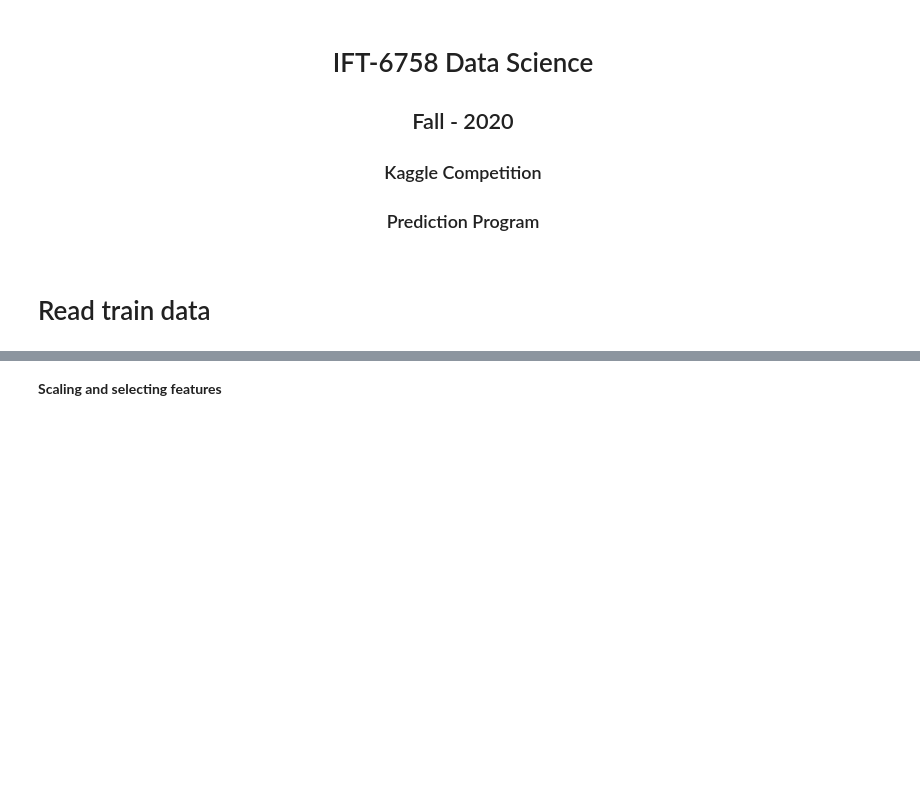
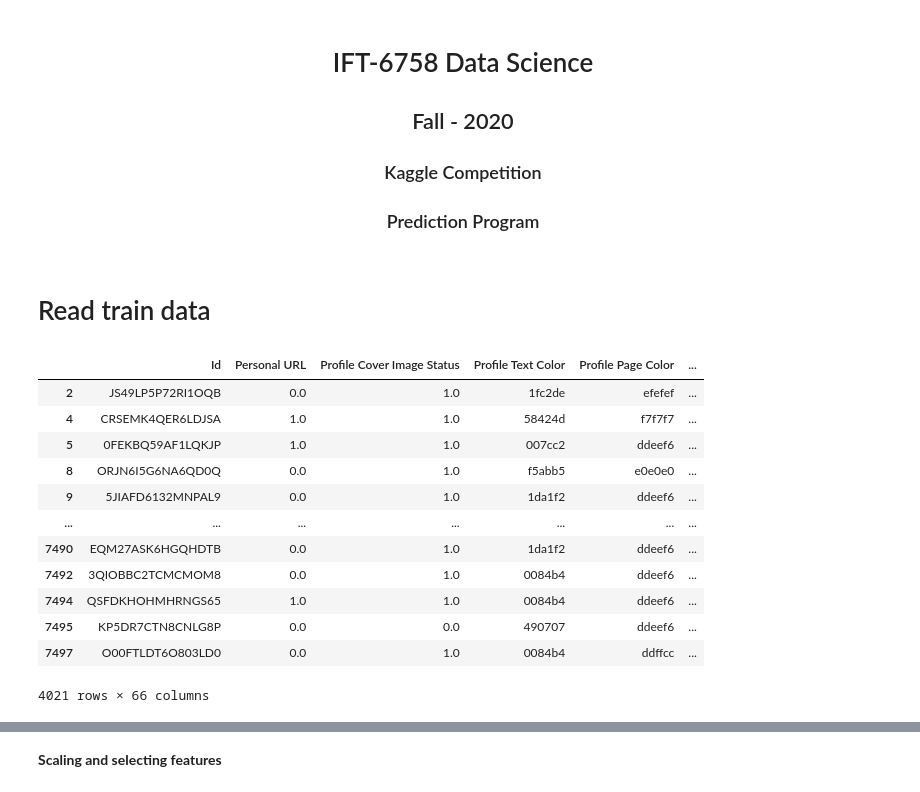
Before and after one commit to syrix78/IFT6758_Competition, a Jupyter notebook: quentin/predictor.ipynb, the cells around one changed output, grey strips where cells are left out. Saved outputs shown, nothing was run; the diff lists cells and outputs as text; code cells hidden in the pictures; blank space fills up the shorter version.

```diff
--- a/quentin/predictor.ipynb
+++ b/quentin/predictor.ipynb
@@ -19,7 +19,22 @@ from sklearn.preprocessing import minmax_scale
 # %%
 train_data = pd.read_pickle("train_cleaned.pkl")
 test_data = pd.read_pickle("test_cleaned.pkl")
 id_test = test_data['Id']
+train_data
+# %% [output]
+|  | Id | Personal URL | Profile Cover Image Status | Profile Text Color | Profile Page Color | ... |
+| 2 | JS49LP5P72RI1OQB | 0.0 | 1.0 | 1fc2de | efefef | ... |
+| 4 | CRSEMK4QER6LDJSA | 1.0 | 1.0 | 58424d | f7f7f7 | ... |
+| 5 | 0FEKBQ59AF1LQKJP | 1.0 | 1.0 | 007cc2 | ddeef6 | ... |
+| 8 | ORJN6I5G6NA6QD0Q | 0.0 | 1.0 | f5abb5 | e0e0e0 | ... |
+| 9 | 5JIAFD6132MNPAL9 | 0.0 | 1.0 | 1da1f2 | ddeef6 | ... |
+| ... | ... | ... | ... | ... | ... | ... |
+| 7490 | EQM27ASK6HGQHDTB | 0.0 | 1.0 | 1da1f2 | ddeef6 | ... |
+| 7492 | 3QIOBBC2TCMCMOM8 | 0.0 | 1.0 | 0084b4 | ddeef6 | ... |
+| 7494 | QSFDKHOHMHRNGS65 | 1.0 | 1.0 | 0084b4 | ddeef6 | ... |
+| 7495 | KP5DR7CTN8CNLG8P | 0.0 | 0.0 | 490707 | ddeef6 | ... |
+| 7497 | O00FTLDT6O803LD0 | 0.0 | 1.0 | 0084b4 | ddffcc | ... |
+4021 rows × 66 columns
 # %%
 train_data.drop(columns=['Id', 'Profile Image', 'Profile Text Color', 'Profile Page Color', 'Profile Theme Color'], inplace=True)
 test_data.drop(columns=['Id', 'Profile Image', 'Profile Text Color', 'Profile Page Color', 'Profile Theme Color'], inplace=True)
```
Also changed, not shown: parts of 13 cells of this notebook, 1 other file.
